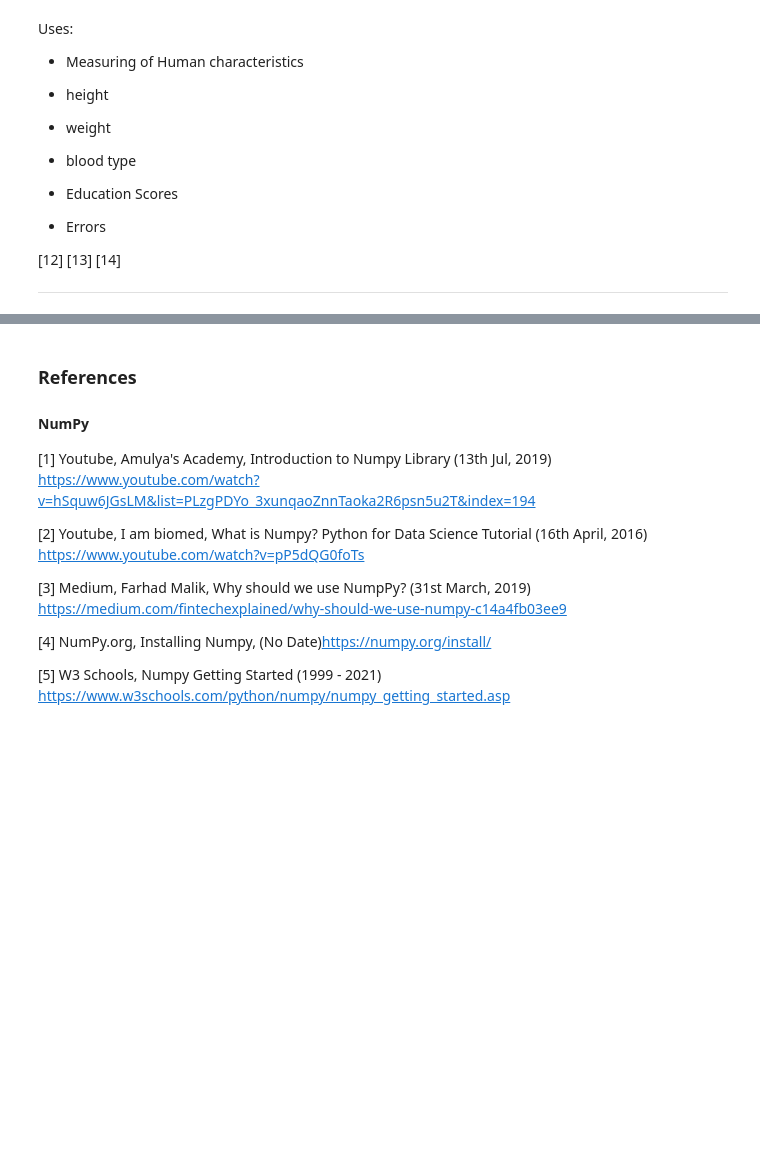
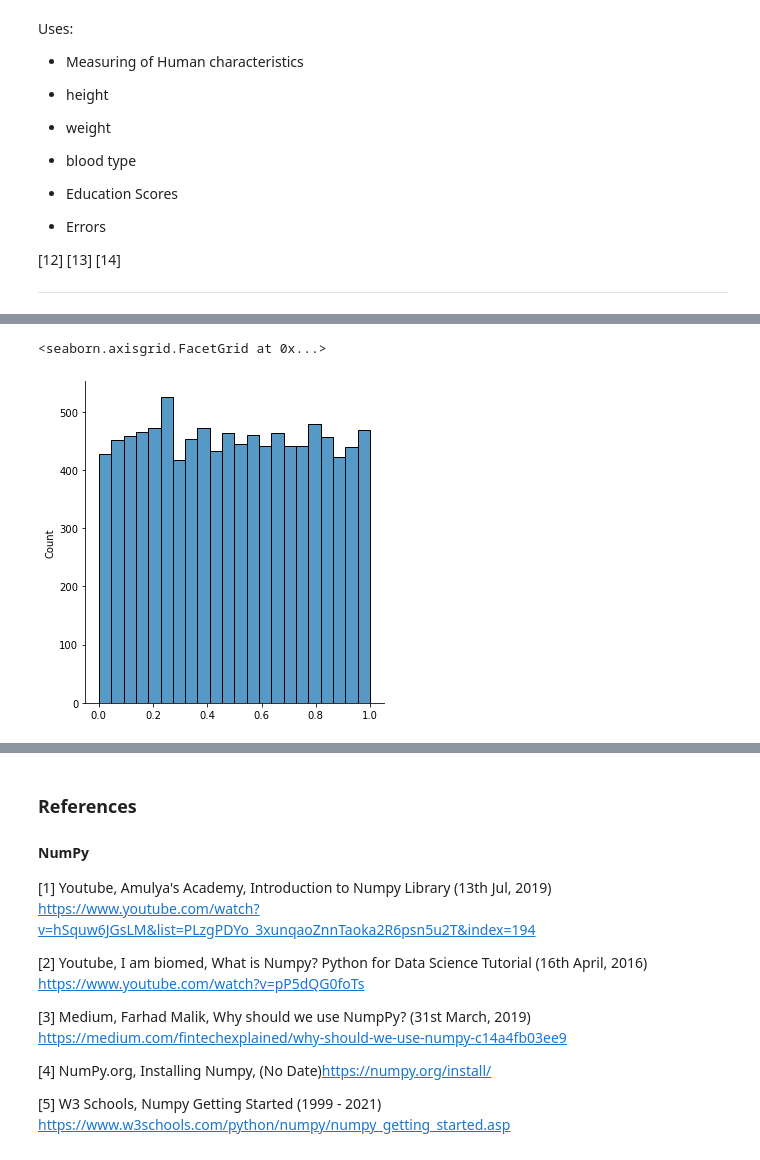
Before and after one commit to VCurry20/PDANumpy, a Jupyter notebook: Numpy.ipynb, the cells around one changed output, grey strips where cells are left out. Cells and saved outputs as stored; diff of their text form; code cells hidden in the pictures; blank space fills up the shorter version.

```diff
--- a/Numpy.ipynb
+++ b/Numpy.ipynb
@@ -834,0 +886,9 @@ text
+# %%
+uniform3 = rng.uniform(size=10000)   # random.uniform - size 10000
+
+sns.displot(uniform3)                # plot seaborn dis plot - plots bars instead of lines
+
+# by looking at the output in bars and also with a larger grouping again the uniform aspect is apparent  [15] [18 [19]
+# %% [output]
+<seaborn.axisgrid.FacetGrid at 0x...>
+[figure, added]
```
Also changed, not shown: parts of 50 cells of this notebook, 1 other file.
